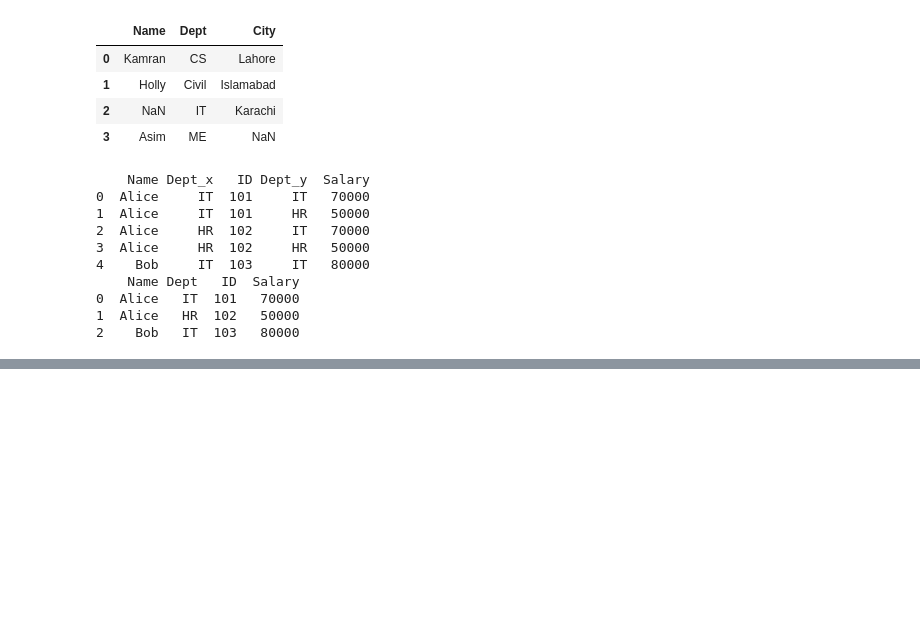
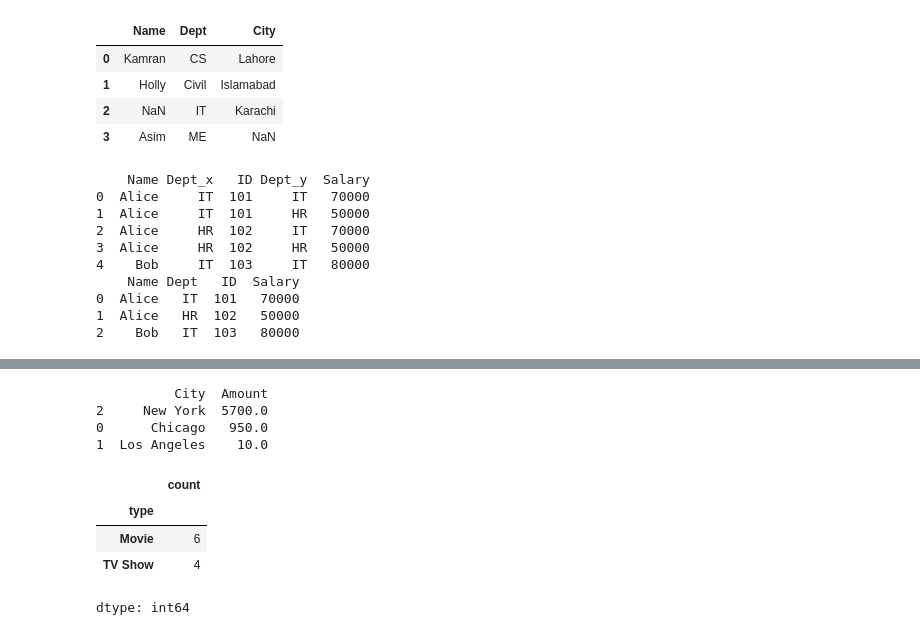
Before and after one commit to kamranshahid56-tech/Python_Practice-Numpy-Pandas-, a Jupyter notebook: Python_Practice.ipynb, the cells around one changed output, grey strips where cells are left out. Saved outputs shown, nothing was run; the diff lists cells and outputs as text; code cells hidden in the pictures; blank space fills up the shorter version.

```diff
--- a/Python_Practice.ipynb
+++ b/Python_Practice.ipynb
@@ -709,0 +822,26 @@ print(merged_df)
+# %%
+print(final_report)
+# %% [output]
+          City  Amount
+2     New York  5700.0
+0      Chicago   950.0
+1  Los Angeles    10.0
+# %%
+#Task B
+netflix_dict = {
+    'type': ['Movie', 'TV Show', 'TV Show', 'Movie', 'TV Show', 'Movie', 'Movie', 'TV Show', 'Movie', 'Movie'],
+    'title': ['Dick Johnson Is Dead', 'Blood & Water', 'Ganglands', 'Jailbirds New Orleans',
+              'Kota Factory', 'Midnight Mass', 'My Little Pony', 'The Great British Baking Show',
+              'The Starling', 'Je Suis Karl'],
+    'release_year': [2020, 2021, 2021, 2021, 2021, 2021, 2021, 2021, 2021, 2021]
+}
+# %%
+df_netflix = pd.DataFrame(netflix_dict)
+# %%
+df_netflix.value_counts('type')
+# %% [output]
+|  | count |
+| type |  |
+| Movie | 6 |
+| TV Show | 4 |
+dtype: int64
```
Also changed, not shown: parts of 36 cells of this notebook.
